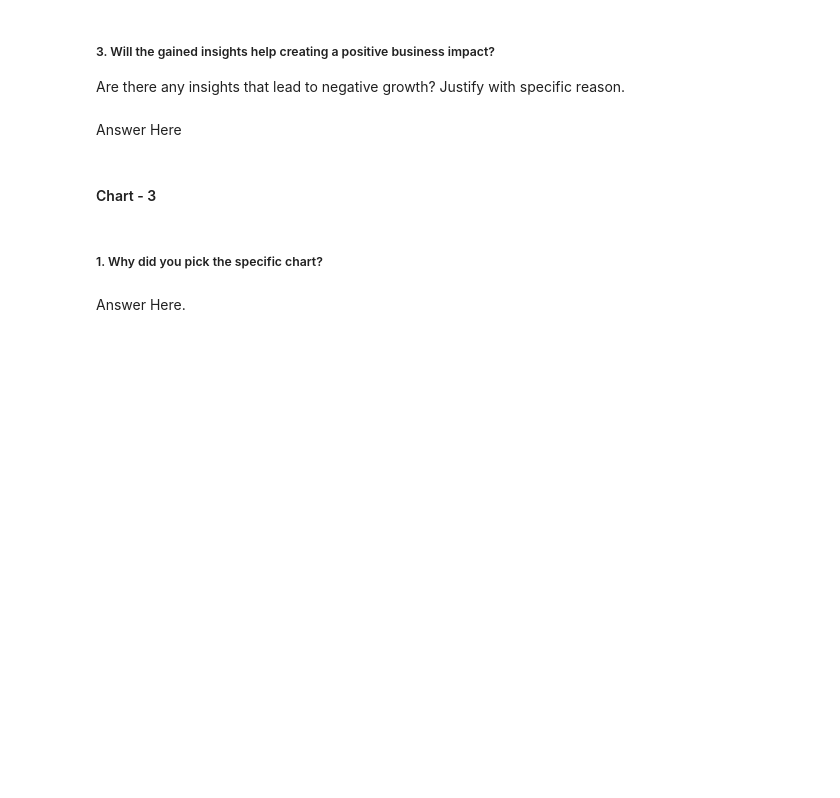
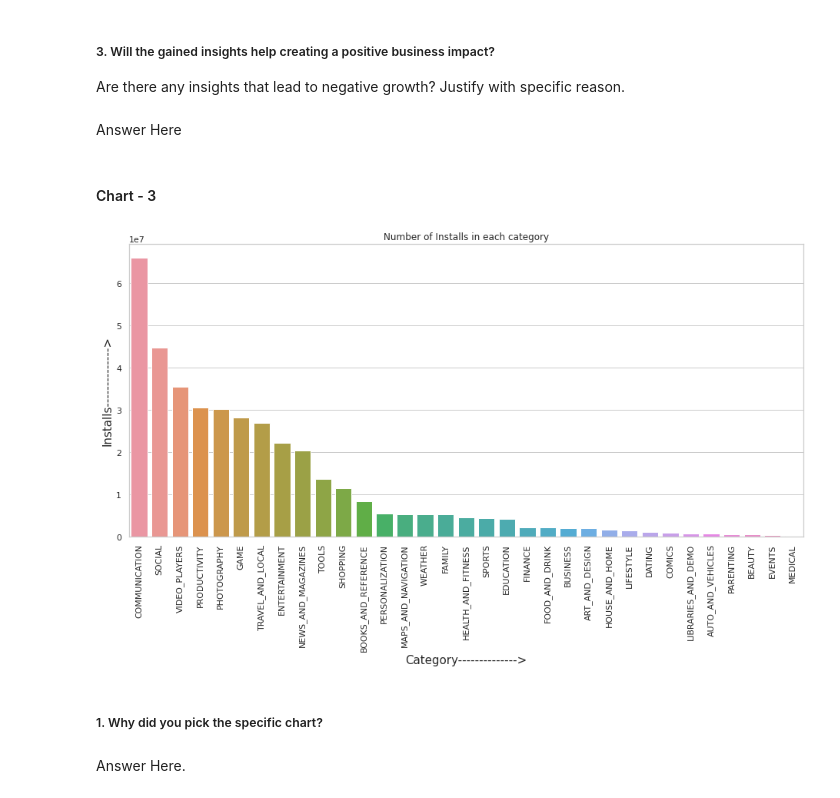
Before and after one commit to pra-sh-ant/Play-Store-Data-EDA, a Jupyter notebook: EDA_Play_Store.ipynb, the cells around one changed output. Cells and saved outputs as stored; diff of their text form; code cells hidden in the pictures; blank space fills up the shorter version.

```diff
--- a/EDA_Play_Store.ipynb
+++ b/EDA_Play_Store.ipynb
@@ -178,3 +460,21 @@ Answer Here
+# %%
+# Chart - 3 visualization code
+# here we are using group by function to group category and installs.
+scene_1=(db1.groupby("Category").agg({"Installs":"mean"})
+        .sort_values(by="Installs",ascending=False)
+        .reset_index())
+point_1=pd.DataFrame(scene_1)
+
+# we are plotting bar plot for above grouped dataframe
+plt.figure(figsize=(14,7))
+sns.barplot(y="Installs",x="Category",data=point_1)
+plt.xlabel("Category-------------->", fontsize=15)
+plt.ylabel("Installs-------------->", fontsize=15)
+plt.title("Number of Installs in each category")
+plt.xticks(rotation=90)
+plt.show();
+# %% [output]
+[figure, added]
 # %% [markdown]
 ##### 1. Why did you pick the specific chart?
 # %% [markdown]
```
Also changed, not shown: parts of 61 cells of this notebook.
